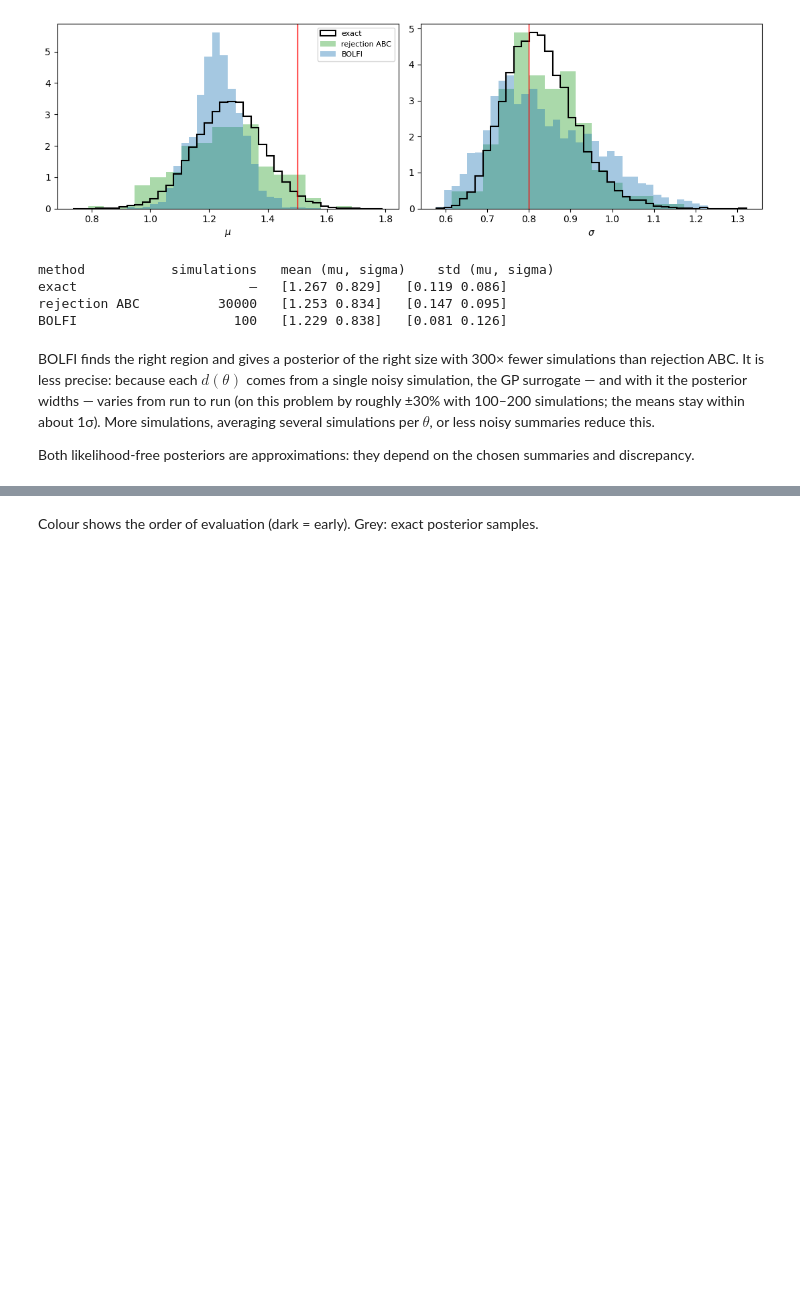
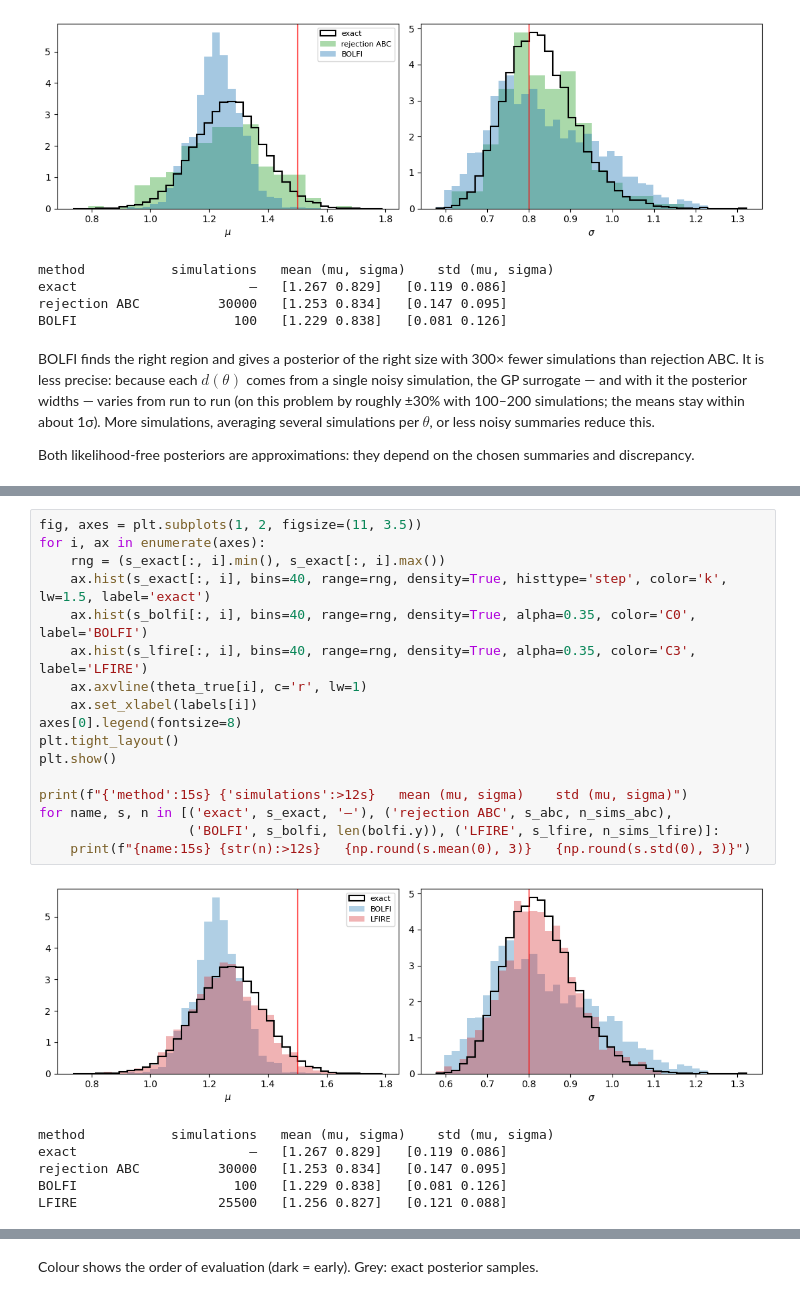
Before and after one commit to sambit-giri/psiphy, a Jupyter notebook: examples/lfi_tutorial.ipynb, the cells around one changed output, grey strips where cells are left out. Saved outputs shown, nothing was run; the diff lists cells and outputs as text; blank space fills up the shorter version.

```diff
--- a/examples/lfi_tutorial.ipynb
+++ b/examples/lfi_tutorial.ipynb
@@ -191,0 +235,24 @@ and discrepancy.
+# %%
+fig, axes = plt.subplots(1, 2, figsize=(11, 3.5))
+for i, ax in enumerate(axes):
+    rng = (s_exact[:, i].min(), s_exact[:, i].max())
+    ax.hist(s_exact[:, i], bins=40, range=rng, density=True, histtype='step', color='k', lw=1.5, label='exact')
+    ax.hist(s_bolfi[:, i], bins=40, range=rng, density=True, alpha=0.35, color='C0', label='BOLFI')
+    ax.hist(s_lfire[:, i], bins=40, range=rng, density=True, alpha=0.35, color='C3', label='LFIRE')
+    ax.axvline(theta_true[i], c='r', lw=1)
+    ax.set_xlabel(labels[i])
+axes[0].legend(fontsize=8)
+plt.tight_layout()
+plt.show()
+
+print(f"{'method':15s} {'simulations':>12s}   mean (mu, sigma)    std (mu, sigma)")
+for name, s, n in [('exact', s_exact, '—'), ('rejection ABC', s_abc, n_sims_abc),
+                   ('BOLFI', s_bolfi, len(bolfi.y)), ('LFIRE', s_lfire, n_sims_lfire)]:
+    print(f"{name:15s} {str(n):>12s}   {np.round(s.mean(0), 3)}   {np.round(s.std(0), 3)}")
+# %% [output]
+[figure, added]
+method           simulations   mean (mu, sigma)    std (mu, sigma)
+exact                      —   [1.267 0.829]   [0.119 0.086]
+rejection ABC          30000   [1.253 0.834]   [0.147 0.095]
+BOLFI                    100   [1.229 0.838]   [0.081 0.126]
+LFIRE                  25500   [1.256 0.827]   [0.121 0.088]
```
Also changed, not shown: parts of 8 cells of this notebook, 6 other files.
